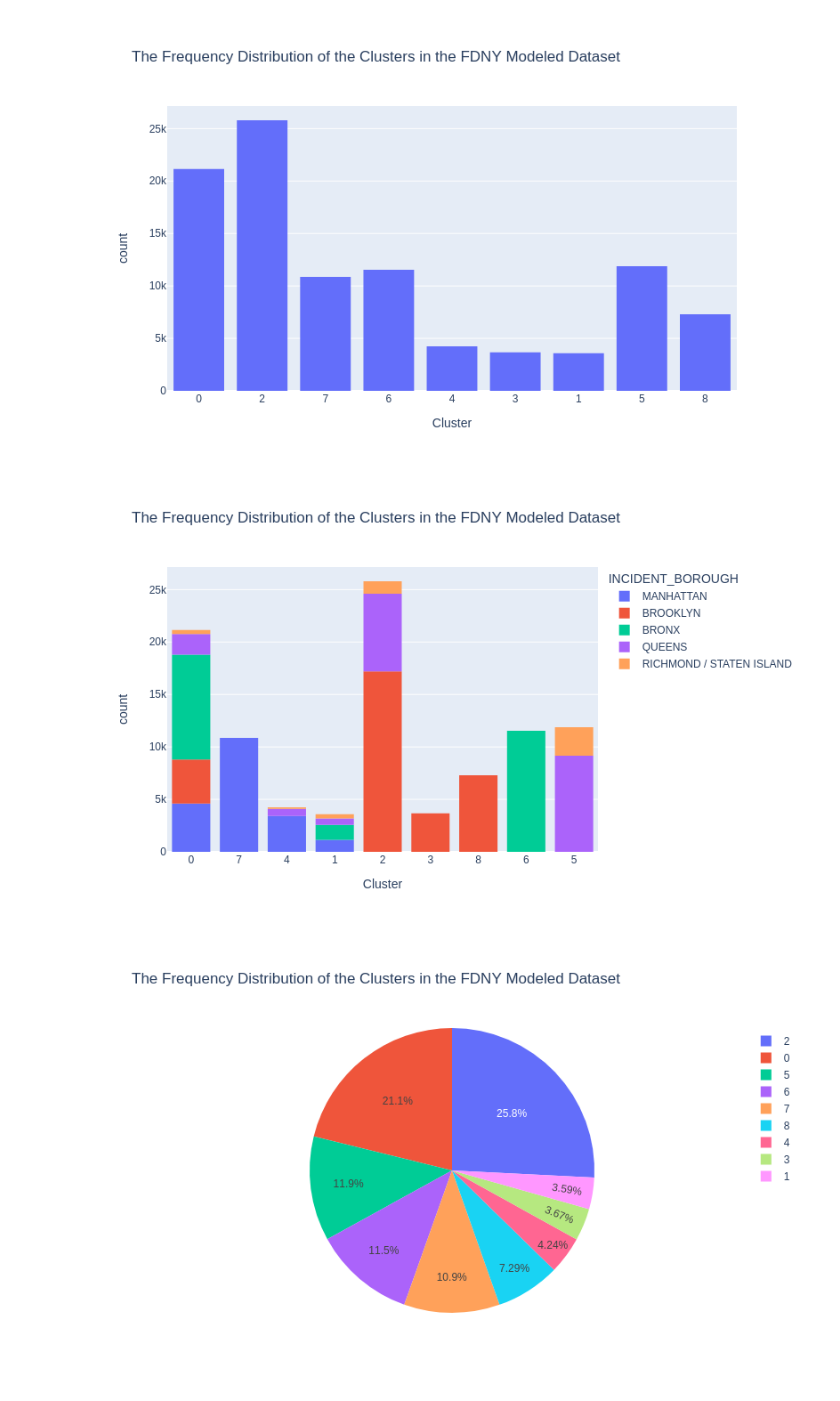
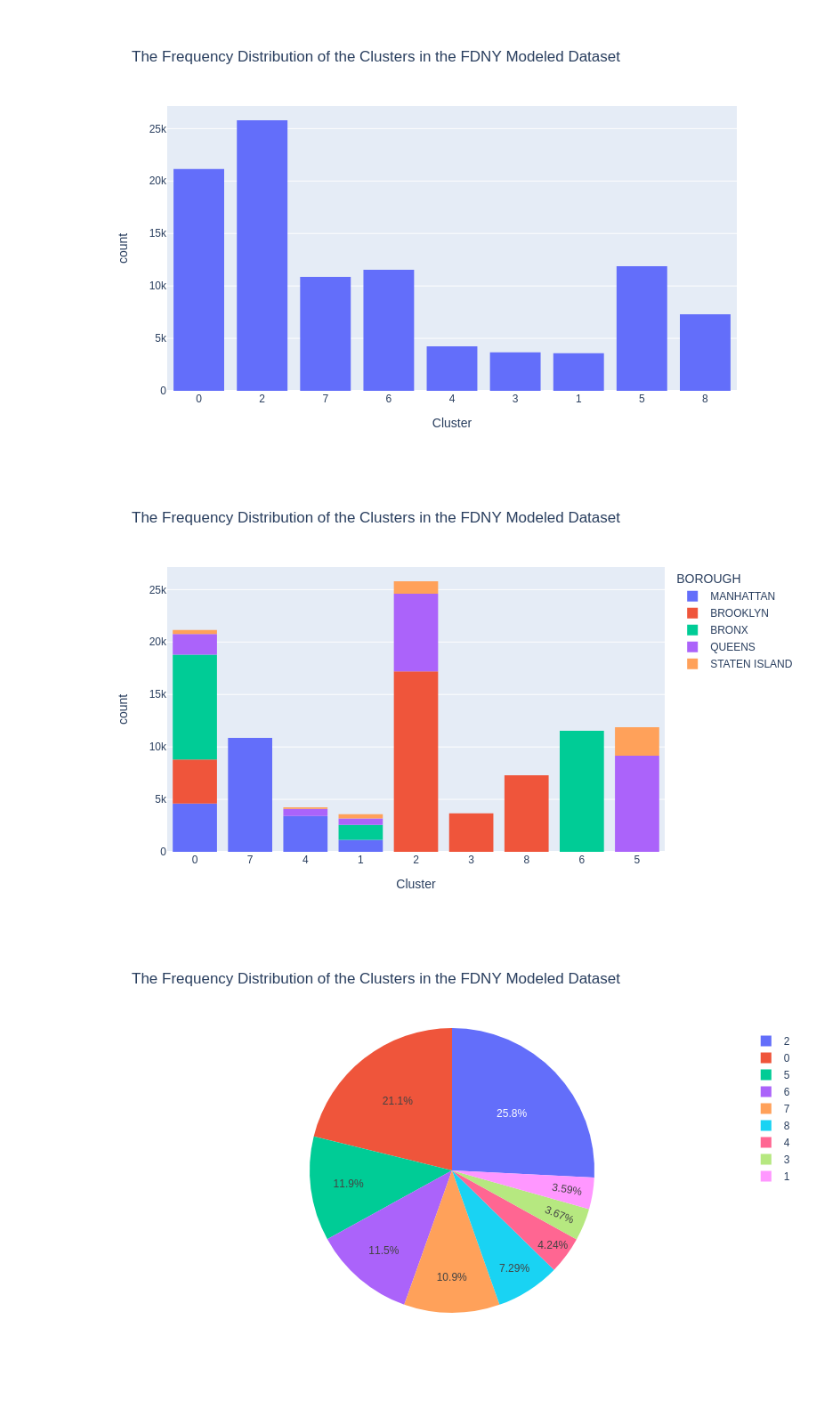
Before and after one commit to kkrusere/Developing-a-Score-to-Measure-Riskiness-of-Residential-Properties-Insurance, a Jupyter notebook: modeling.ipynb, the cells around one changed output. Drawn from its saved outputs; the diff is of its cells as text; code cells hidden in the pictures.

```diff
--- a/modeling.ipynb
+++ b/modeling.ipynb
@@ -371,8 +371,11 @@ def get_borough_df(cluster_df, borough_name):
 We will read the data.
 # %%
 fdnyc_data = pd.read_csv("/content/drive/MyDrive/Capstone Project/MODEL_Fire_Incident_Dispatch_Data.csv")
+# %%
+fdnyc_data.columns = ['Cluster', 'INCIDENT_DATETIME', 'BOROUGH', 'ZIPCODE','HIGHEST_ALARM_LEVEL', 'INCIDENT_CLASSIFICATION','INCIDENT_CLASSIFICATION_GROUP']
 # %%
 fdnyc_data['ZIPCODE'] = fdnyc_data['ZIPCODE'].astype(str)
 fdnyc_data['Cluster'] = fdnyc_data['Cluster'].astype(str)
+fdnyc_data = fdnyc_data.replace(to_replace="RICHMOND / STATEN ISLAND", value="STATEN ISLAND")
 fdnyc_data.head()
 # %% [output]
@@ -407,10 +410,10 @@ fig.show(renderer='png', height=500, width=800)
 [figure]
 # %%
 #let look at a histogram of the clusters stratified by Borough distribution
-fig = px.histogram(fdnyc_data, x = 'Cluster',color="INCIDENT_BOROUGH", title="The Frequency Distribution of the Clusters in the FDNY Modeled Dataset")
+fig = px.histogram(fdnyc_data, x = 'Cluster',color="BOROUGH", title="The Frequency Distribution of the Clusters in the FDNY Modeled Dataset")
 fig.show(renderer='png', height=500, width=800)
 # %% [output]
-[figure, old version]
+[figure, new version]
 # %%
 #let look at a picture of the above dataframe
 fig = px.pie(temp_df, names='Cluster', values='Count', title="The Frequency Distribution of the Clusters in the FDNY Modeled Dataset")
```
Also changed, not shown: parts of 16 cells of this notebook.
